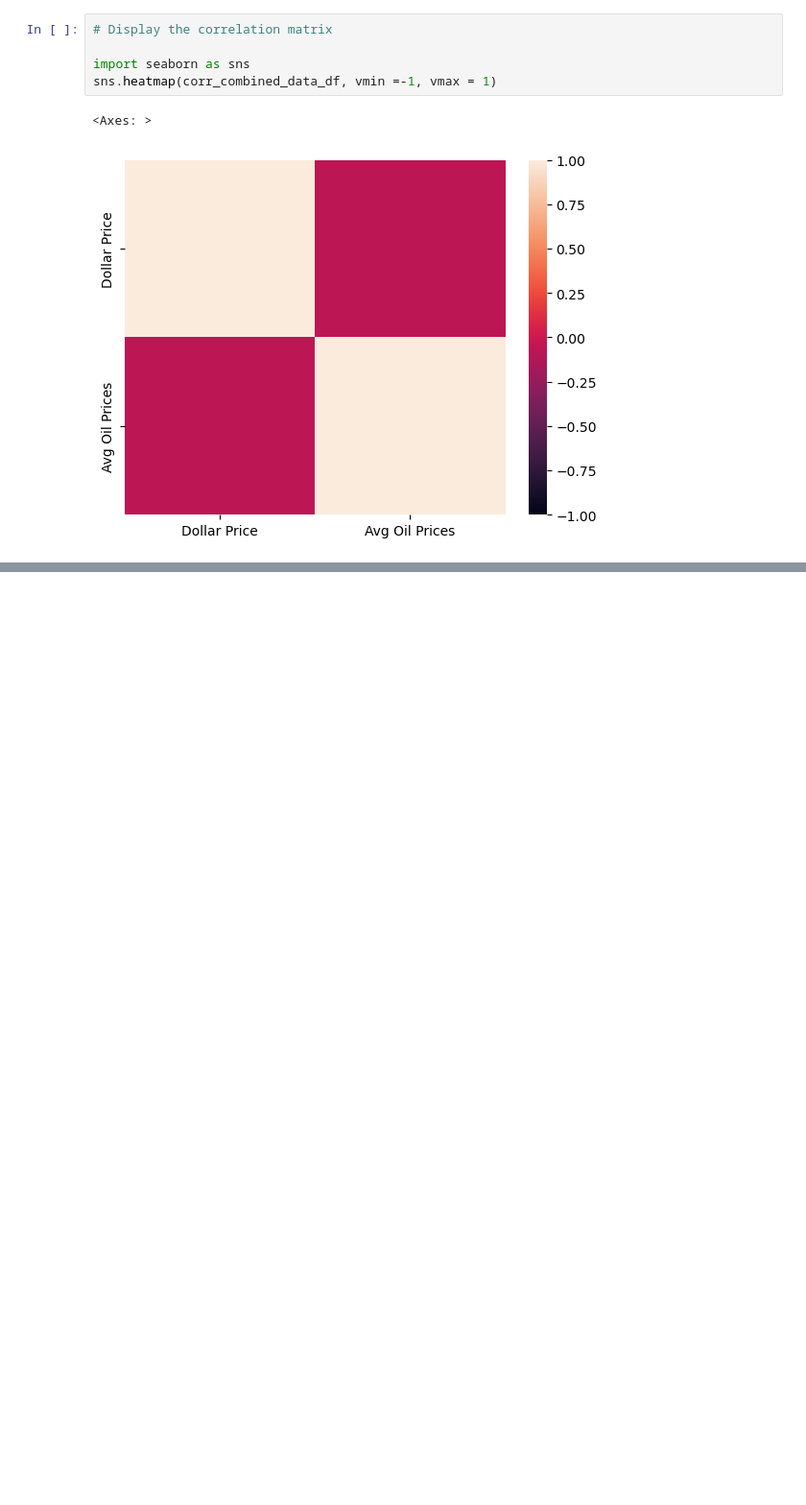
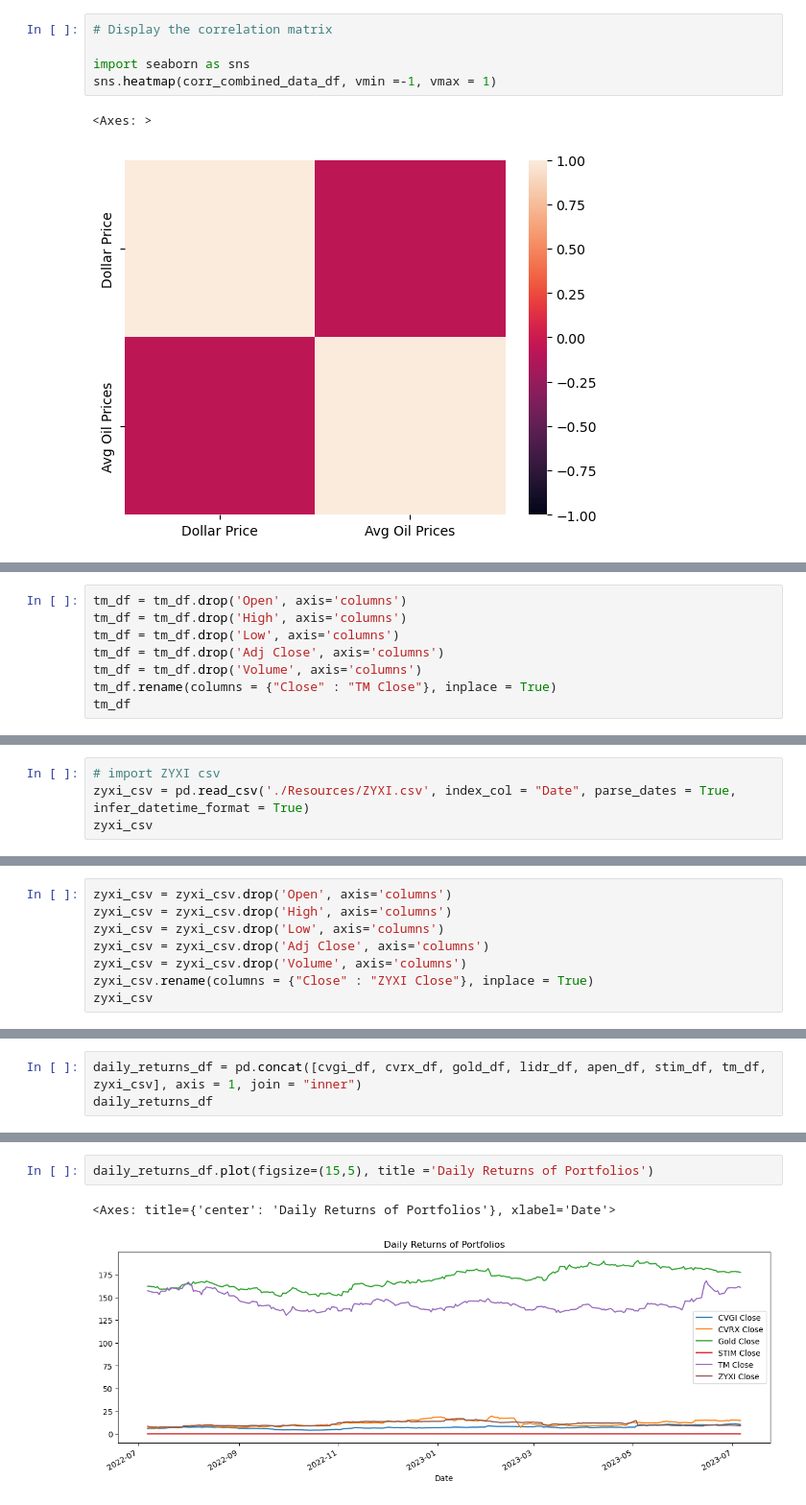
Before and after one commit to emilyblackstein/Group_Project_One, a Jupyter notebook: group_project_update.ipynb, the cells around one changed output, grey strips where cells are left out. Shown at 96% size. Drawn from its saved outputs; the diff is of its cells as text; blank space fills up the shorter version.

Commit message:
added portfolio analysis

```diff
--- a/group_project_update.ipynb
+++ b/group_project_update.ipynb
@@ -186,0 +433,8 @@ gwalker = pyg.walk(diff_yoy_combined_data_df)
+# %%
+tm_df = tm_df.drop('Open', axis='columns')
+tm_df = tm_df.drop('High', axis='columns')
+tm_df = tm_df.drop('Low', axis='columns')
+tm_df = tm_df.drop('Adj Close', axis='columns')
+tm_df = tm_df.drop('Volume', axis='columns')
+tm_df.rename(columns = {"Close" : "TM Close"}, inplace = True)
+tm_df
@@ -186,0 +456,4 @@ gwalker = pyg.walk(diff_yoy_combined_data_df)
+# %%
+# import ZYXI csv
+zyxi_csv = pd.read_csv('./Resources/ZYXI.csv', index_col = "Date", parse_dates = True, infer_datetime_format = True)
+zyxi_csv
@@ -186,0 +475,8 @@ gwalker = pyg.walk(diff_yoy_combined_data_df)
+# %%
+zyxi_csv = zyxi_csv.drop('Open', axis='columns')
+zyxi_csv = zyxi_csv.drop('High', axis='columns')
+zyxi_csv = zyxi_csv.drop('Low', axis='columns')
+zyxi_csv = zyxi_csv.drop('Adj Close', axis='columns')
+zyxi_csv = zyxi_csv.drop('Volume', axis='columns')
+zyxi_csv.rename(columns = {"Close" : "ZYXI Close"}, inplace = True)
+zyxi_csv
@@ -186,0 +500,3 @@ gwalker = pyg.walk(diff_yoy_combined_data_df)
+# %%
+daily_returns_df = pd.concat([cvgi_df, cvrx_df, gold_df, lidr_df, apen_df, stim_df, tm_df, zyxi_csv], axis = 1, join = "inner")
+daily_returns_df
@@ -186,0 +518,5 @@ gwalker = pyg.walk(diff_yoy_combined_data_df)
+# %%
+daily_returns_df.plot(figsize=(15,5), title ='Daily Returns of Portfolios')
+# %% [output]
+<Axes: title={'center': 'Daily Returns of Portfolios'}, xlabel='Date'>
+[figure, added]
```
Also changed, not shown: parts of 19 cells of this notebook, 10 other files.
